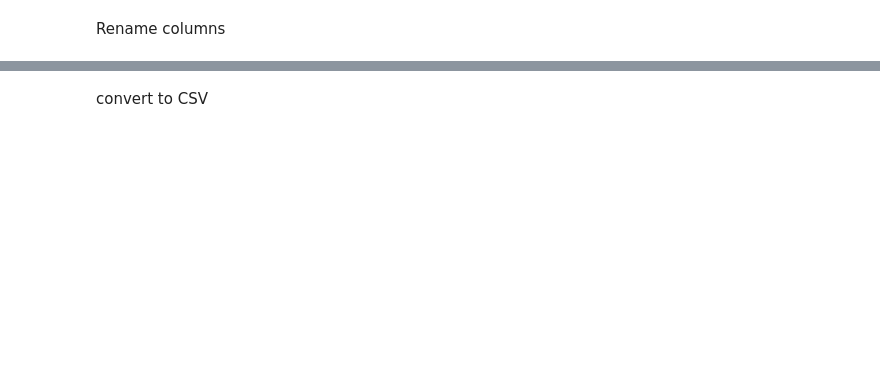
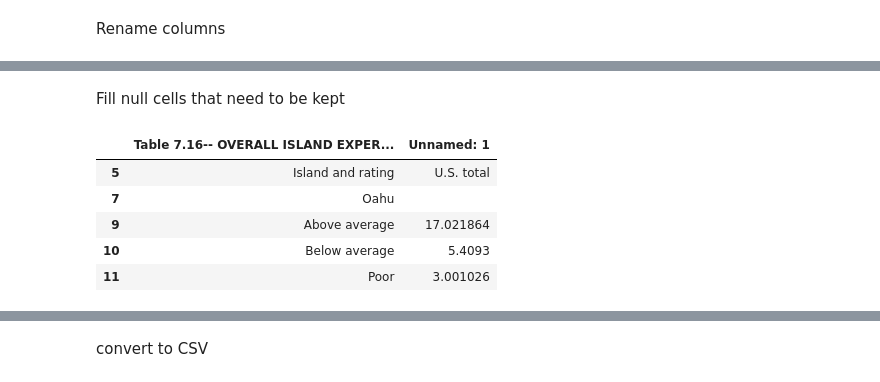
Before and after one commit to andigarcia901/Capstone, a Jupyter notebook: histats.ipynb, the cells around one changed output, grey strips where cells are left out. Cells and saved outputs as stored; diff of their text form; code cells hidden in the pictures; blank space fills up the shorter version.

```diff
--- a/histats.ipynb
+++ b/histats.ipynb
@@ -141,0 +187,3 @@ dropped_df_2.head()
+# %%
+df_16= pd.read_excel("section07.xls", sheet_name="07.16")
+print(df_16)
@@ -141,0 +210,3 @@ dropped_df_2.head()
+# %%
+dropped_df_16 = df_16.drop([0,1,2,3,4,6,8,12,14,18,23,24,30,36])
+print(dropped_df_16)
@@ -141,0 +231,12 @@ dropped_df_2.head()
+# %% [markdown]
+Fill null cells that need to be kept
+# %%
+filled_df_16 = dropped_df_16.fillna('')
+filled_df_16.head()
+# %% [output]
+|  | Table 7.16-- OVERALL ISLAND EXPER... | Unnamed: 1 |
+| 5 | Island and rating | U.S. total |
+| 7 | Oahu |  |
+| 9 | Above average | 17.021864 |
+| 10 | Below average | 5.4093 |
+| 11 | Poor | 3.001026 |
```
Also changed, not shown: parts of 41 cells of this notebook, 14 other files.
